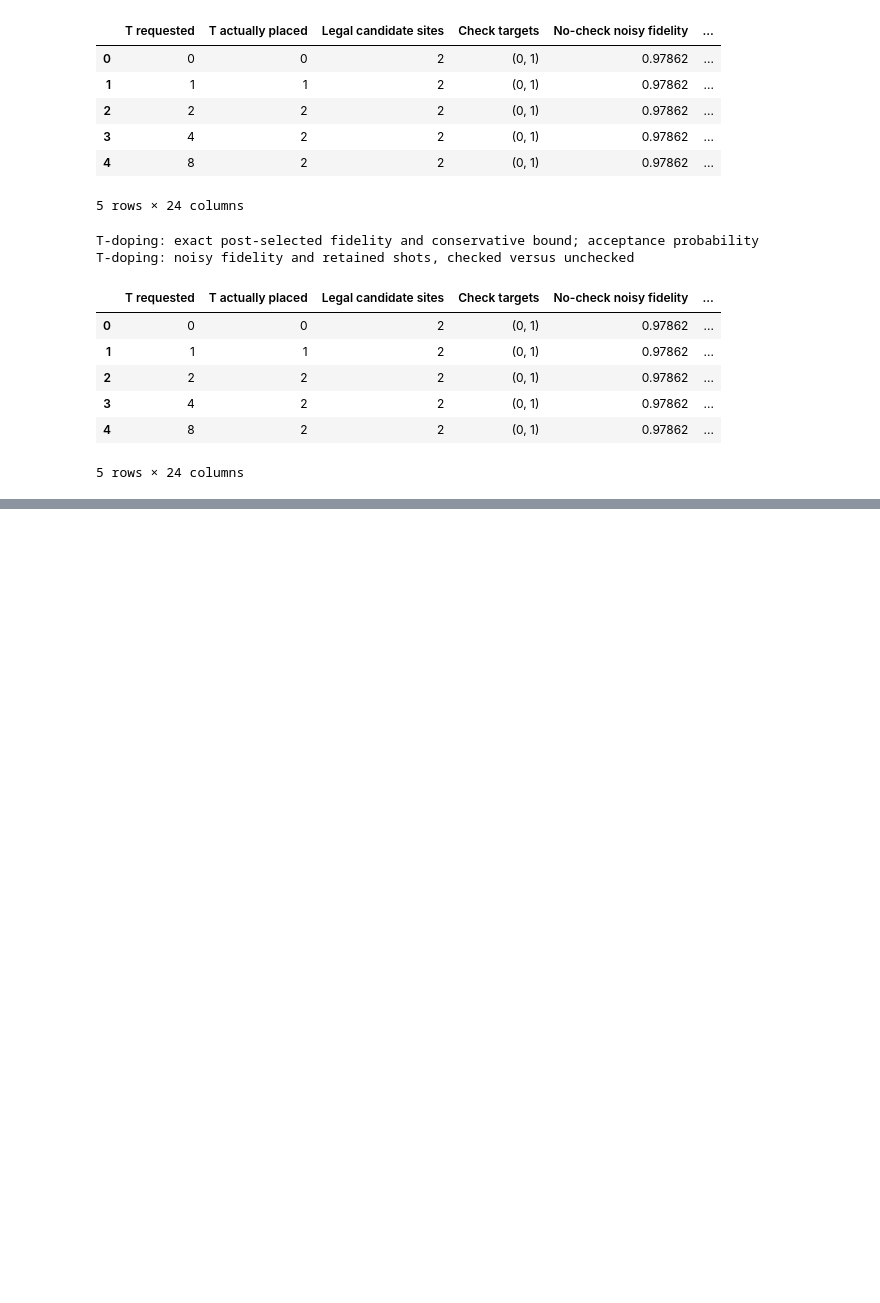
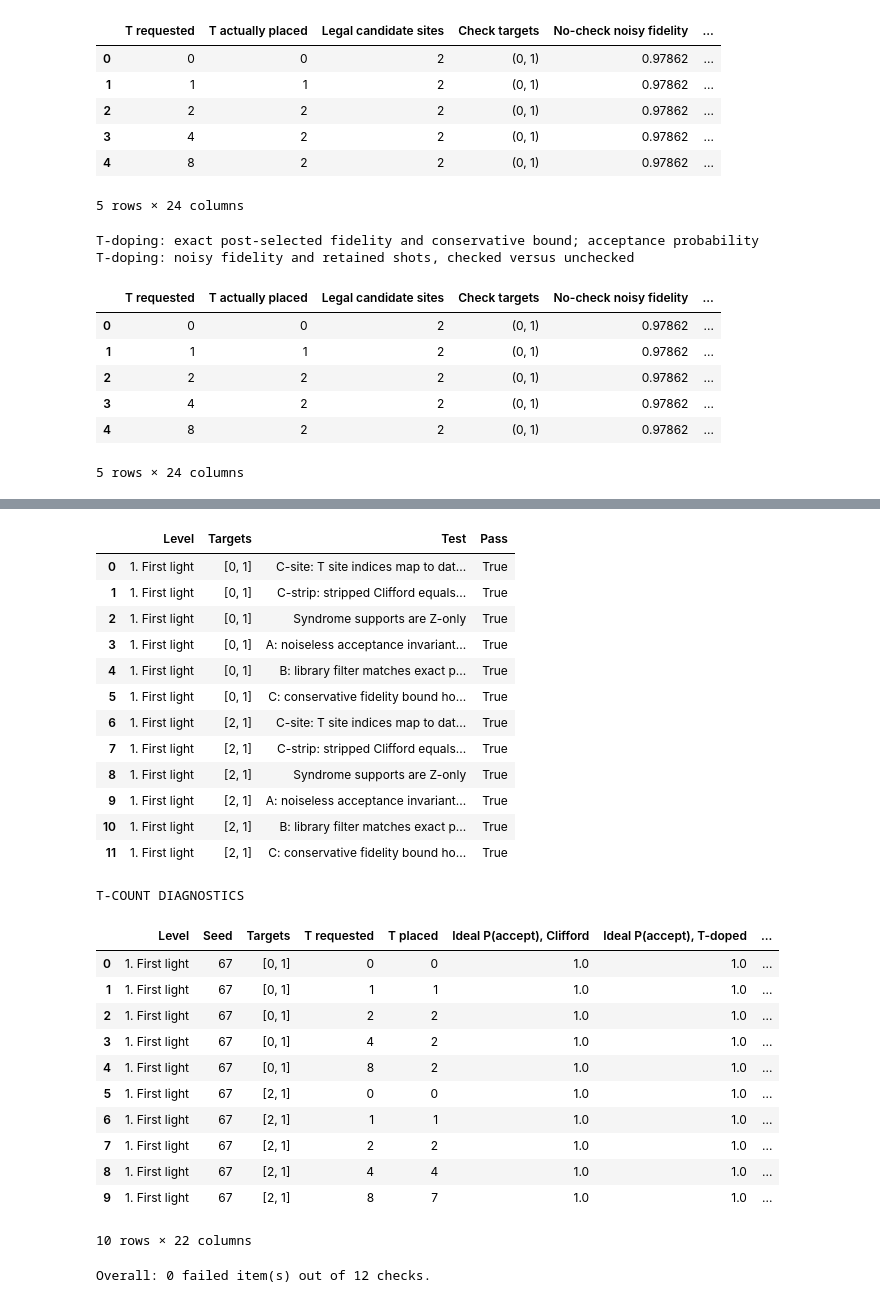
Before and after one commit to Abhay-Suresh/Spacetime-Code-Sentinel, a Jupyter notebook: analysis.ipynb, the cells around one changed output, grey strips where cells are left out. Cells and saved outputs as stored; diff of their text form; code cells hidden in the pictures; blank space fills up the shorter version.

```diff
--- a/analysis.ipynb
+++ b/analysis.ipynb
@@ -773,0 +789,18 @@ Reproducibility note: results depend on the installed Qiskit/Qiskit Aer/Qiskit P
+# %%
+# ======================= 1. USER CONFIGURATION =======================
+
+# Levels are zero-based: 0 = Level 1, 1 = Level 2, ...
+LEVEL_INDICES = [LEVEL_NUMBER - 1]
+# Reuse SEED from the analysis configuration cell above.
+
+# Test C samples the actual library post-selection filter. Higher shots reduce statistical uncertainty.
+PROJECTOR_TEST_SHOTS = 200_000
+RUN_TEST_C = True
+
+# Optional additional depth experiment (slower). This is separate from tests A–E.
+RUN_DEPTH_SWEEP = False
+DEPTHS_TO_TEST = (4, 10, 16, 22)
+
+# Target sets to test per level. "reference_and_reverse" gives two useful, deterministic placements.
+# Options: "reference_only", "reference_and_reverse".
+TARGET_SET_MODE = "reference_and_reverse"
@@ -773,0 +989,24 @@ Reproducibility note: results depend on the installed Qiskit/Qiskit Aer/Qiskit P
+# %%
+all_summary_rows = []
+all_t_result_rows = []
+validation_sessions = {}
+
+for level_idx in LEVEL_INDICES:
+    S, summary_rows, t_rows = run_level_tests(level_idx, SEED)
+    validation_sessions[level_idx] = S
+    all_summary_rows.extend(summary_rows)
+    all_t_result_rows.extend(t_rows)
+
+summary_df = pd.DataFrame(all_summary_rows)
+t_results_df = pd.DataFrame(all_t_result_rows)
+
+print("\nTEST SUMMARY")
+display(summary_df)
+print("\nT-COUNT DIAGNOSTICS")
+display(t_results_df)
+
+failed = summary_df.loc[~summary_df["Pass"]] if not summary_df.empty else summary_df
+print(f"\nOverall: {len(failed)} failed item(s) out of {len(summary_df)} checks.")
+if not failed.empty:
+    print("Do not treat T-doping results as validated until the failed checks have been investigated.")
+# %% [output]
@@ -773,0 +1030,27 @@ Reproducibility note: results depend on the installed Qiskit/Qiskit Aer/Qiskit P
+|  | Level | Targets | Test | Pass |
+| 0 | 1. First light | [0, 1] | C-site: T site indices map to dat... | True |
+| 1 | 1. First light | [0, 1] | C-strip: stripped Clifford equals... | True |
+| 2 | 1. First light | [0, 1] | Syndrome supports are Z-only | True |
+| 3 | 1. First light | [0, 1] | A: noiseless acceptance invariant... | True |
+| 4 | 1. First light | [0, 1] | B: library filter matches exact p... | True |
+| 5 | 1. First light | [0, 1] | C: conservative fidelity bound ho... | True |
+| 6 | 1. First light | [2, 1] | C-site: T site indices map to dat... | True |
+| 7 | 1. First light | [2, 1] | C-strip: stripped Clifford equals... | True |
+| 8 | 1. First light | [2, 1] | Syndrome supports are Z-only | True |
+| 9 | 1. First light | [2, 1] | A: noiseless acceptance invariant... | True |
+| 10 | 1. First light | [2, 1] | B: library filter matches exact p... | True |
+| 11 | 1. First light | [2, 1] | C: conservative fidelity bound ho... | True |
+T-COUNT DIAGNOSTICS
+|  | Level | Seed | Targets | T requested | T placed | Ideal P(accept), Clifford | Ideal P(accept), T-doped | ... |
+| 0 | 1. First light | 67 | [0, 1] | 0 | 0 | 1.0 | 1.0 | ... |
+| 1 | 1. First light | 67 | [0, 1] | 1 | 1 | 1.0 | 1.0 | ... |
+| 2 | 1. First light | 67 | [0, 1] | 2 | 2 | 1.0 | 1.0 | ... |
+| 3 | 1. First light | 67 | [0, 1] | 4 | 2 | 1.0 | 1.0 | ... |
+| 4 | 1. First light | 67 | [0, 1] | 8 | 2 | 1.0 | 1.0 | ... |
+| 5 | 1. First light | 67 | [2, 1] | 0 | 0 | 1.0 | 1.0 | ... |
+| 6 | 1. First light | 67 | [2, 1] | 1 | 1 | 1.0 | 1.0 | ... |
+| 7 | 1. First light | 67 | [2, 1] | 2 | 2 | 1.0 | 1.0 | ... |
+| 8 | 1. First light | 67 | [2, 1] | 4 | 4 | 1.0 | 1.0 | ... |
+| 9 | 1. First light | 67 | [2, 1] | 8 | 7 | 1.0 | 1.0 | ... |
+10 rows × 22 columns
+Overall: 0 failed item(s) out of 12 checks.
```
Also changed, not shown: parts of 11 cells of this notebook, 28 other files.
